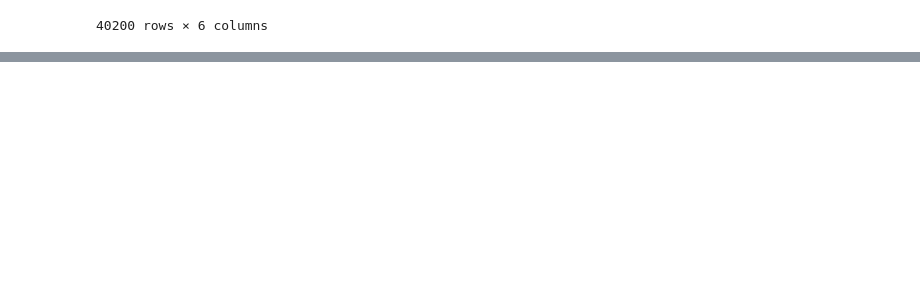
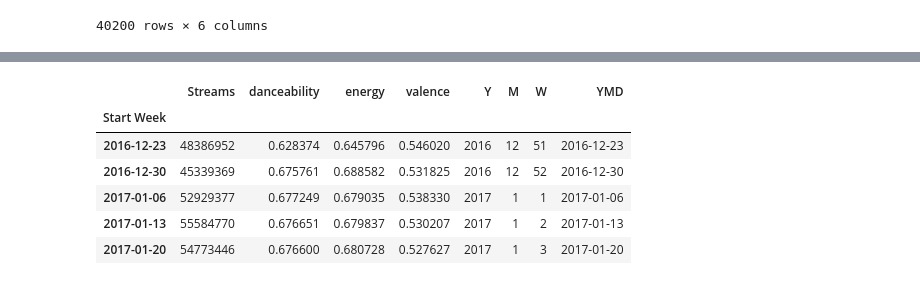
Before and after one commit to ystouthart/covid-19-nl-dashboard, a Jupyter notebook: src/ChangingMusicPreferences.ipynb, the cells around one changed output, grey strips where cells are left out. Drawn from its saved outputs; the diff is of its cells as text; code cells hidden in the pictures; blank space fills up the shorter version.

```diff
--- a/src/ChangingMusicPreferences.ipynb
+++ b/src/ChangingMusicPreferences.ipynb
@@ -276,0 +226,28 @@ fig.show()
+# %%
+# Calculating the weighted average for the most important features
+weighted_week = df[['Streams', 'Start Week', 'danceability', 'energy','valence']]
+
+for feature in ['danceability', 'energy','valence']:
+    weighted_week[feature] = weighted_week[feature] * weighted_week['Streams']
+
+weighted_week = weighted_week.groupby(["Start Week"]).sum()
+
+for feature in ['danceability', 'energy','valence']:
+    weighted_week[feature] = weighted_week[feature] / weighted_week['Streams']
+
+
+# add seperate features for dates
+weighted_week["Y"] = weighted_week.index.year
+weighted_week["M"] = weighted_week.index.month
+weighted_week["W"] = weighted_week.index.week
+weighted_week["YMD"] = weighted_week.index.date
+
+weighted_week.head()
+# %% [output]
+|  | Streams | danceability | energy | valence | Y | M | W | YMD |
+| Start Week |  |  |  |  |  |  |  |  |
+| 2016-12-23 | 48386952 | 0.628374 | 0.645796 | 0.546020 | 2016 | 12 | 51 | 2016-12-23 |
+| 2016-12-30 | 45339369 | 0.675761 | 0.688582 | 0.531825 | 2016 | 12 | 52 | 2016-12-30 |
+| 2017-01-06 | 52929377 | 0.677249 | 0.679035 | 0.538330 | 2017 | 1 | 1 | 2017-01-06 |
+| 2017-01-13 | 55584770 | 0.676651 | 0.679837 | 0.530207 | 2017 | 1 | 2 | 2017-01-13 |
+| 2017-01-20 | 54773446 | 0.676600 | 0.680728 | 0.527627 | 2017 | 1 | 3 | 2017-01-20 |
```
Also changed, not shown: parts of 26 cells of this notebook.
